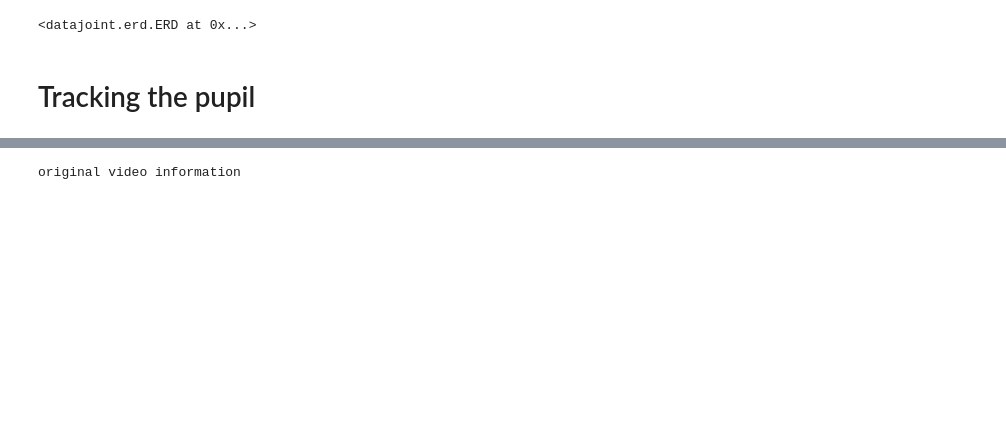
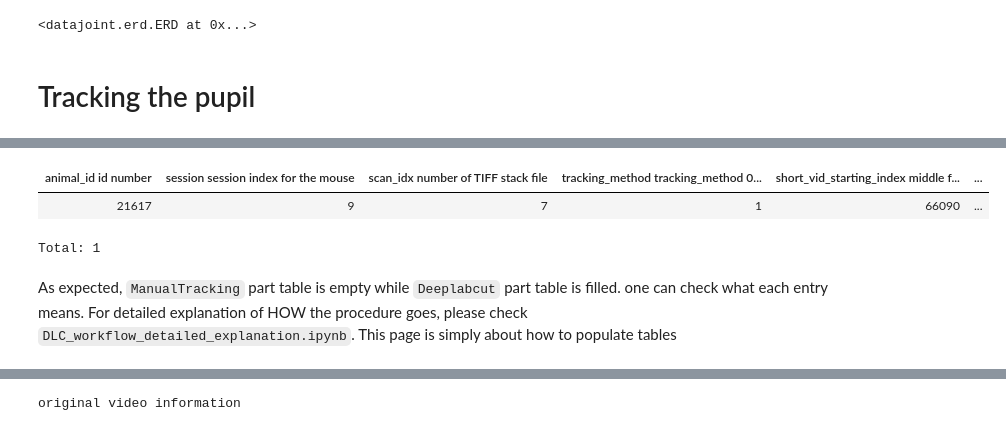
Before and after one commit to cajal/pipeline, a Jupyter notebook: python/example/how_to_track_pupil.ipynb, the cells around one changed output, grey strips where cells are left out. Saved outputs shown, nothing was run; the diff lists cells and outputs as text; code cells hidden in the pictures; blank space fills up the shorter version.

Commit message:
update the tutorial ipynb file

```diff
--- a/python/example/how_to_use_DLC_pupil_tracking.ipynb
+++ b/python/example/how_to_track_pupil.ipynb
@@ -35,0 +83,8 @@ Total: 1
+# %%
+pupil.Tracking.Deeplabcut()
+# %% [output]
+| animal_id id number | session session index for the mouse | scan_idx number of TIFF stack file | tracking_method tracking_method 0... | short_vid_starting_index middle f... | ... |
+| 21617 | 9 | 7 | 1 | 66090 | ... |
+Total: 1
+# %% [markdown]
+As expected, `ManualTracking` part table is empty while `Deeplabcut` part table is filled. one can check what each entry means. For detailed explanation of HOW the procedure goes, please check `DLC_workflow_detailed_explanation.ipynb`. This page is simply about how to populate tables
```
Also changed, not shown: parts of 17 cells of this notebook.
